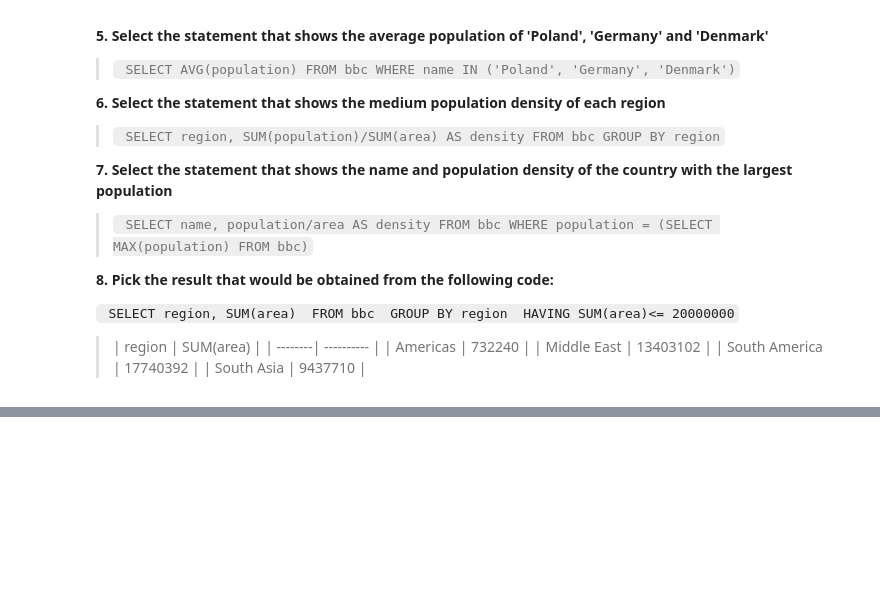
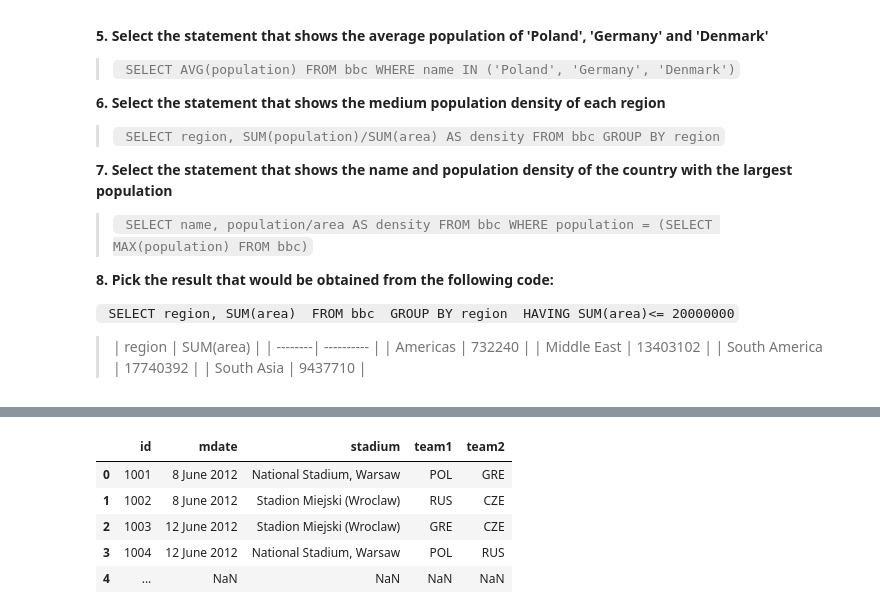
Before and after one commit to aliciag92/SQL-notes, a Jupyter notebook: sql_zoo_practice.ipynb, the cells around one changed output, grey strips where cells are left out. Cells and saved outputs as stored; diff of their text form; code cells hidden in the pictures; blank space fills up the shorter version.

```diff
--- a/sql_zoo_practice.ipynb
+++ b/sql_zoo_practice.ipynb
@@ -1202,0 +1210,10 @@ pd.read_clipboard()
+# %%
+#game table
+pd.read_clipboard()
+# %% [output]
+|  | id | mdate | stadium | team1 | team2 |
+| 0 | 1001 | 8 June 2012 | National Stadium, Warsaw | POL | GRE |
+| 1 | 1002 | 8 June 2012 | Stadion Miejski (Wroclaw) | RUS | CZE |
+| 2 | 1003 | 12 June 2012 | Stadion Miejski (Wroclaw) | GRE | CZE |
+| 3 | 1004 | 12 June 2012 | National Stadium, Warsaw | POL | RUS |
+| 4 | ... | NaN | NaN | NaN | NaN |
```
Also changed, not shown: parts of 5 cells of this notebook.
